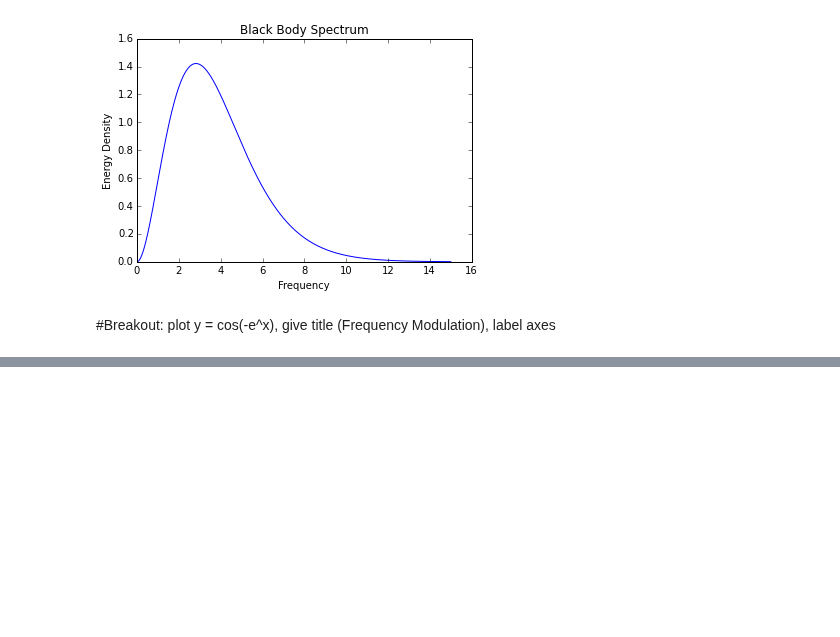
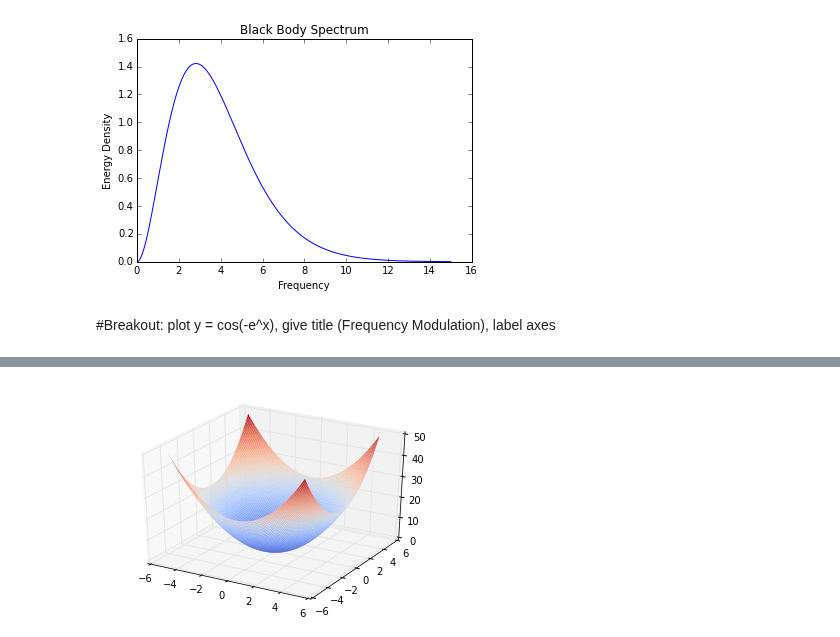
Before and after one commit to COMPPHYS-JNGUYEN/comp-phys, a Jupyter notebook: comp-phys_week_4.ipynb, the cells around one changed output, grey strips where cells are left out. Drawn from its saved outputs; the diff is of its cells as text; code cells hidden in the pictures; blank space fills up the shorter version.

```diff
--- a/comp-phys_week_4.ipynb
+++ b/comp-phys_week_4.ipynb
@@ -183,0 +220,18 @@ plt.show()
+# %%
+#%matplotlib inline
+%matplotlib osx
+from mpl_toolkits.mplot3d import axes3d
+import matplotlib.pyplot as plt
+import numpy as np
+from matplotlib import cm #colormap:extract color scheme
+
+fig = plt.figure()
+ax = fig.add_subplot(111, projection = '3d')
+x = y = np.linspace(-5, 5, 100)
+xv, yv = np.meshgrid(x, y)
+z = g(xv, yv)
+#ax.plot_wireframe(xv, yv, z, rstride = 4, cstride = 4, linewidth = 1)
+ax.plot_surface(xv, yv, z, rstride = 1, cstride = 1, cmap=cm.coolwarm, linewidth=0)
+plt.show()
+# %% [output]
+[figure, added]
```
Also changed, not shown: parts of 3 cells of this notebook.
